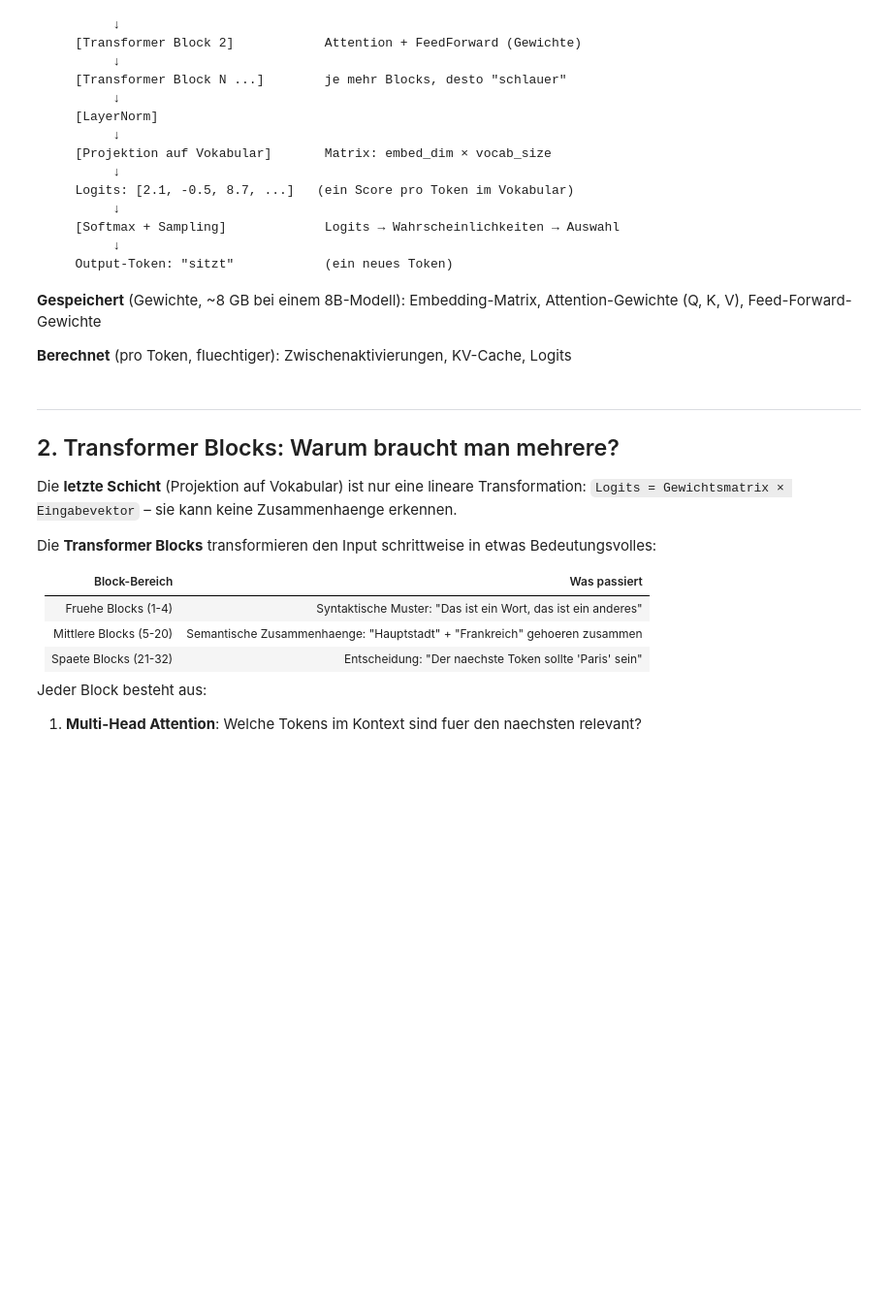
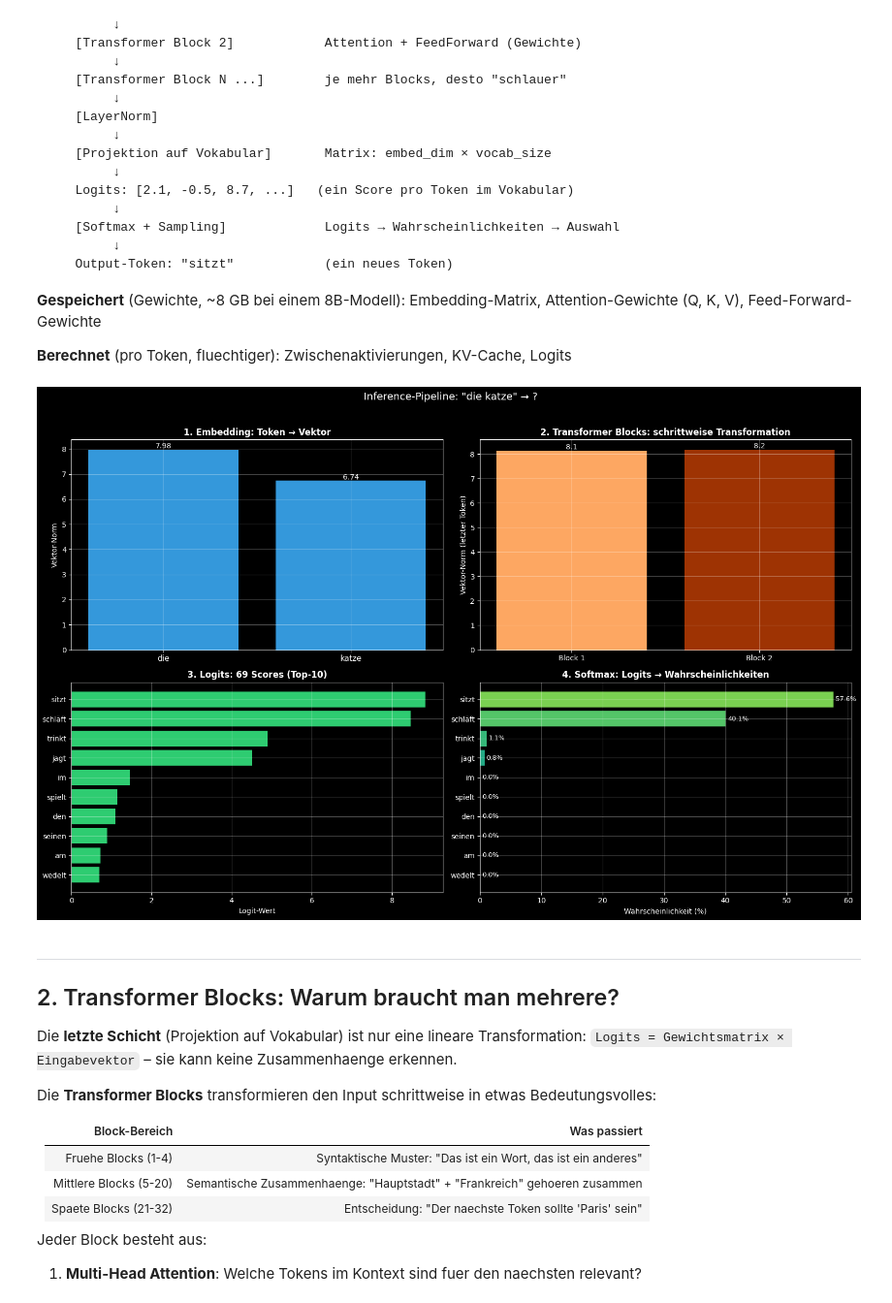
Before and after one commit to framem/lm-stack, a Jupyter notebook: machineLearning/languageModel/notebooks/blocks_reproducibility.ipynb, the cells around one changed output. Shown at 97% size. Saved outputs shown, nothing was run; the diff lists cells and outputs as text; code cells hidden in the pictures; blank space fills up the shorter version.

```diff
--- a/machineLearning/languageModel/notebooks/blocks_reproducibility.ipynb
+++ b/machineLearning/languageModel/notebooks/blocks_reproducibility.ipynb
@@ -97,7 +111,7 @@ def visualize_inference_pipeline(model, tokenizer, text):
         embed_norms = embedded[0].norm(dim=-1).numpy()
 
         # 2. Positional Encoding
-        pos_encoded = embedded + model.pos_embedding[:, :len(tokens), :]
+        pos_encoded = embedded + model.pos_encoding.pe[:, :len(tokens), :]
 
         # 3. Durch jeden Block
         block_outputs = []
@@ -146,33 +160,35 @@ def visualize_inference_pipeline(model, tokenizer, text):
     top_logits = last_logits[top_idx]
     top_words = [tokenizer.idx_to_word.get(i, '?') for i in top_idx]
     colors_l = ['#2ecc71' if l > 0 else '#e74c3c' for l in top_logits]
     ax3.barh(range(top_k), top_logits, color=colors_l)
     ax3.set_yticks(range(top_k))
     ax3.set_yticklabels(top_words)
     ax3.set_xlabel('Logit-Wert')
     ax3.set_title(f'3. Logits: {tokenizer.vocab_size} Scores (Top-{top_k})', fontweight='bold')
     ax3.invert_yaxis()
     ax3.axvline(x=0, color='white', linestyle='--', alpha=0.3)
 
     # 4. Wahrscheinlichkeiten nach Softmax
     ax4 = axes[1, 1]
     top_probs = probs[top_idx]
     colors_p = plt.cm.viridis(np.linspace(0.8, 0.2, top_k))
     bars4 = ax4.barh(range(top_k), top_probs * 100, color=colors_p)
     ax4.set_yticks(range(top_k))
     ax4.set_yticklabels(top_words)
     ax4.set_xlabel('Wahrscheinlichkeit (%)')
     ax4.set_title('4. Softmax: Logits → Wahrscheinlichkeiten', fontweight='bold')
     ax4.invert_yaxis()
     for bar, p in zip(bars4, top_probs):
         ax4.text(bar.get_width() + 0.3, bar.get_y() + bar.get_height()/2,
                 f'{p*100:.1f}%', va='center', fontsize=9)
 
     plt.suptitle(f'Inference-Pipeline: "{text}" → ?', fontsize=14, y=1.02)
     plt.tight_layout()
     plt.show()
 
 visualize_inference_pipeline(model, tokenizer, "die katze")
+# %% [output]
+[figure, added]
 # %% [markdown]
 ---
 ## 2. Transformer Blocks: Warum braucht man mehrere?
```
Also changed, not shown: parts of 8 cells of this notebook, 2 other files.
